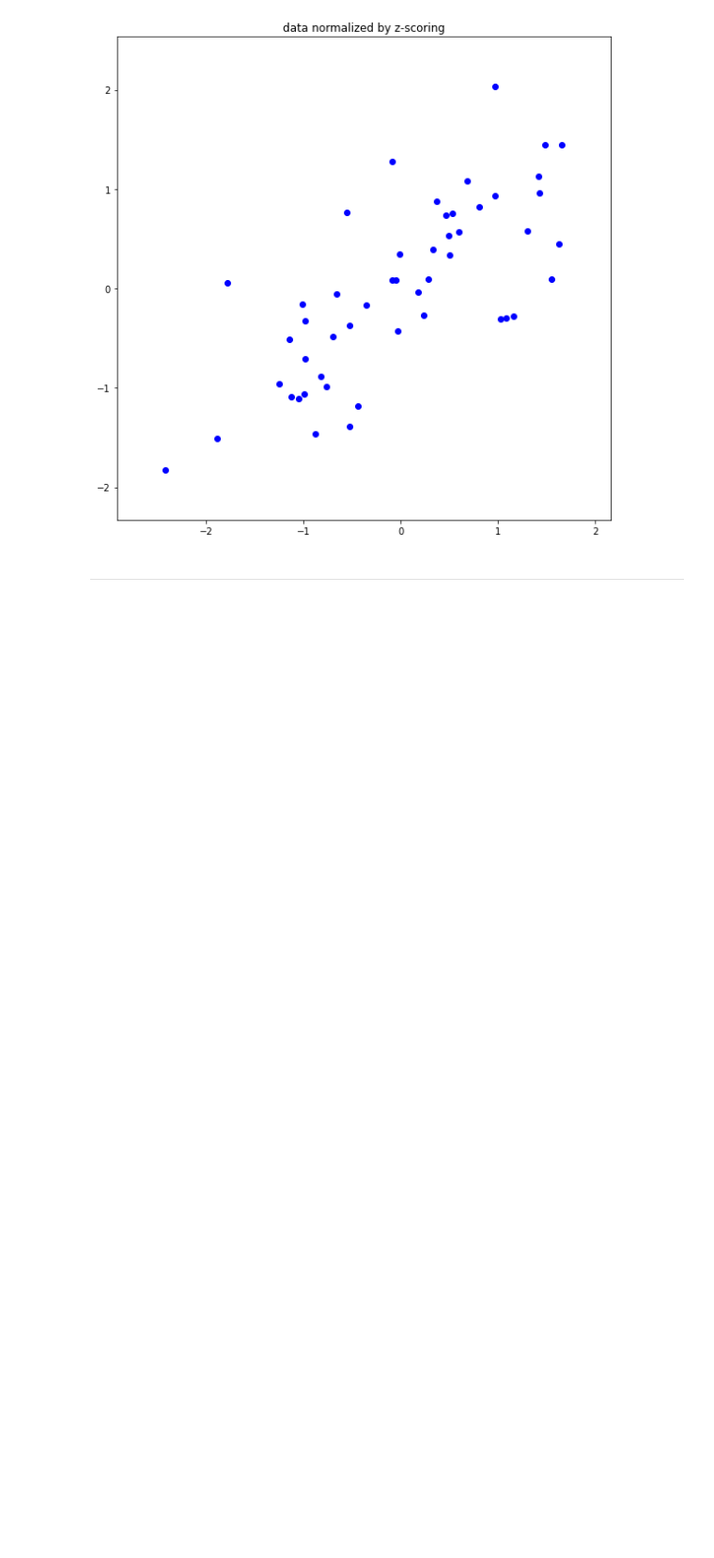
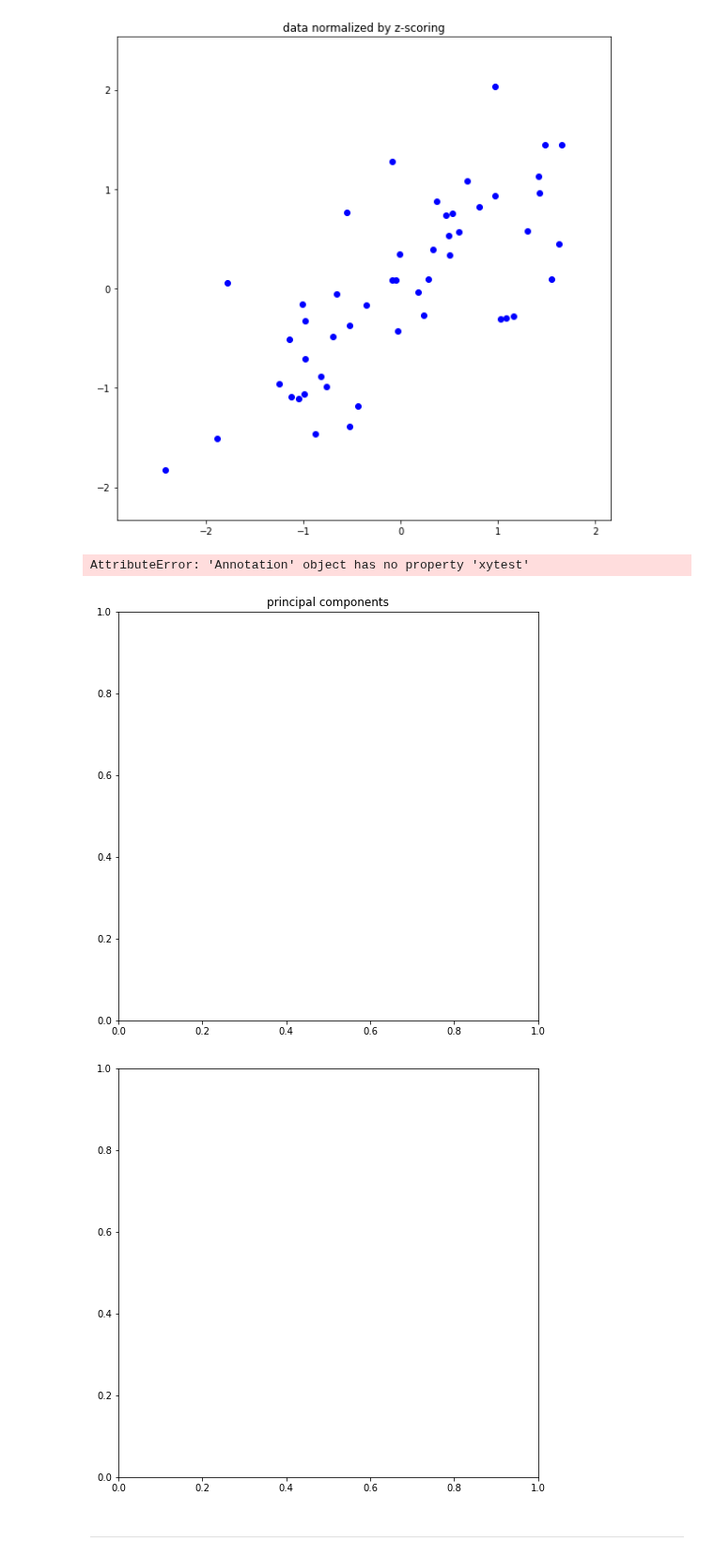
Before and after one commit to celestialxevermore/CAU_Machine_Learning, a Jupyter notebook: assignment_12/assignment_12.ipynb, the cells around one changed output. Shown at 94% size. Cells and saved outputs as stored; diff of their text form; code cells hidden in the pictures; blank space fills up the shorter version.

Commit message:
function2 error

```diff
--- a/assignment_12/assignment_12.ipynb
+++ b/assignment_12/assignment_12.ipynb
@@ -176,9 +176,10 @@ def function_result_02():
     # complete the blanks
     #
     pc1,pc2= compute_principal_component(feature)
+
     axes = plt.figure(figsize=(8,8)).add_subplot(111)
-    axes.annote('', Xy = (pc1[0],pc2[1]),Xytest=(0,0),arrowprops=dict(facecolor='red',edgecolor='red'))
-
+    axes.annotate('', xy = (pc1[0],pc2[1]),xytest=(0,0),arrowprops=dict(facecolor='red',edgecolor='red'))
+    axes.annotate('', xy = (pc2[0],pc2[1]),xytest=(0,0),arrowprops=dict(facecolor='green',edgecolor="green"))
 
     #
     # ++++++++++++++++++++++++++++++++++++++++++++++++++
@@ -188,6 +189,12 @@ def function_result_02():
 
     plt.tight_layout()
     plt.show()
+# %%
+function_result_02()
+# %% [output]
+AttributeError: 'Annotation' object has no property 'xytest'
+[figure, added]
+[figure, added]
 # %%
 def function_result_03():
 
```
